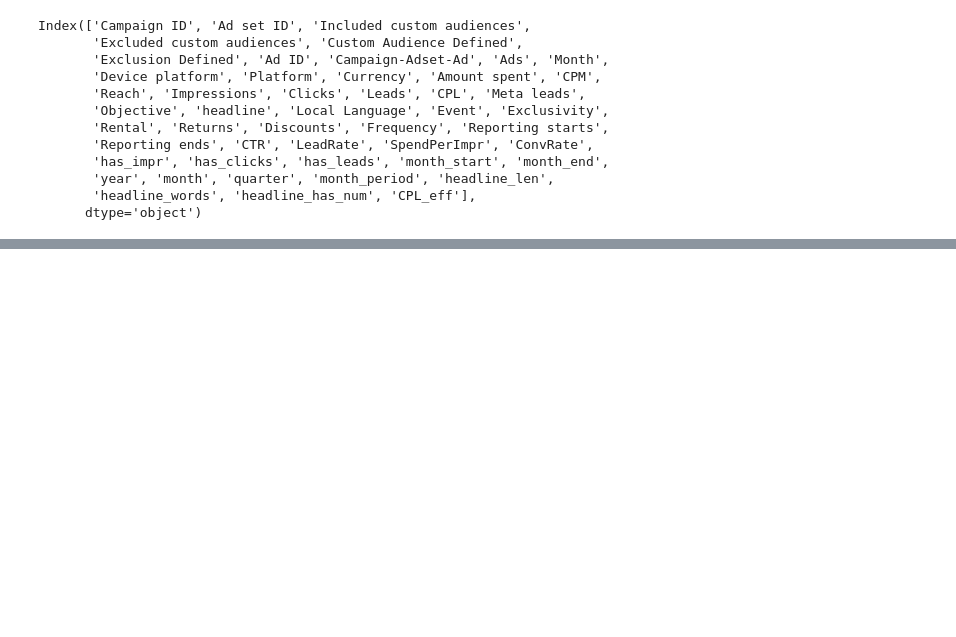
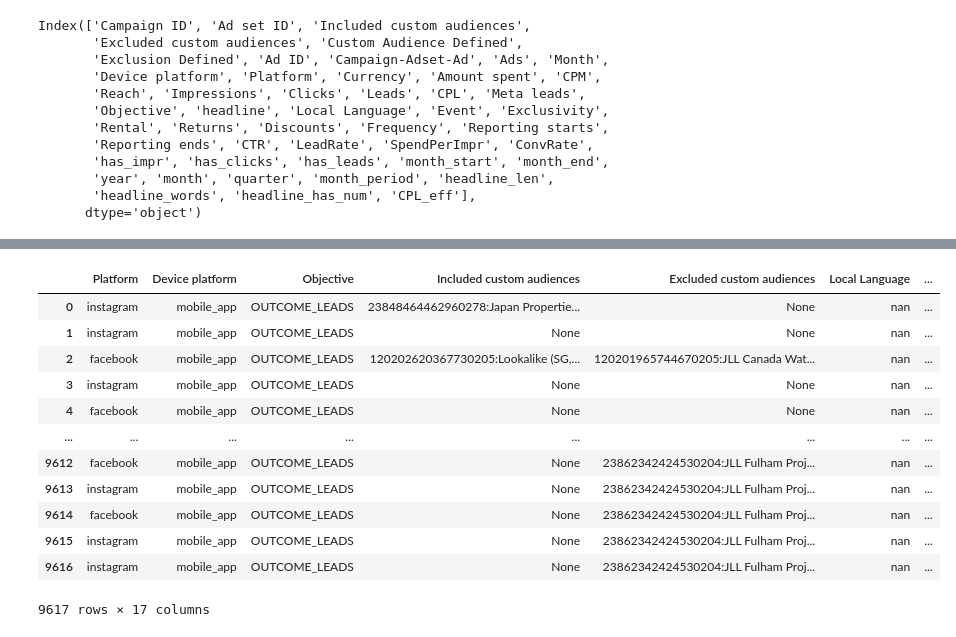
Before and after one commit to NicholasTYD/CS5284_Project, a Jupyter notebook: CS5284_Project.ipynb, the cells around one changed output, grey strips where cells are left out. Cells and saved outputs as stored; diff of their text form; code cells hidden in the pictures; blank space fills up the shorter version.

```diff
--- a/CS5284_Project.ipynb
+++ b/CS5284_Project.ipynb
@@ -242,6 +263,20 @@ fe_platform_df["headline_has_num"]  = s.str.contains(r"\d", regex=True).astype(i
 # for kw in promo_terms:
 #     colname = f"headline_kw_{re.sub('[^0-9a-zA-Z]+','_',kw)}"
 #     fe_platform_df[colname] = s.str.contains(kw, case=False, regex=True).astype(int)
+# %%
+from sentence_transformers import SentenceTransformer
+
+# Load the model
+sentence_tranformer_model = SentenceTransformer("Qwen/Qwen3-Embedding-0.6B")
+fe_platform_df[fe_platform_df['headline'] == 'nan'] = '' # Replace nan in headline with empty string
+
+query_embeddings = sentence_tranformer_model.encode(fe_platform_df['headline'], normalize_embeddings=True, truncate_dim=32, convert_to_numpy=True) # Make the dim much much smaller just in case training takes forever
+embed_cols = [f"embed_{i}" for i in range(query_embeddings.shape[1])]
+embed_df = pd.DataFrame(query_embeddings, columns=embed_cols)
+
+# Drop embed_cols if exist to prevent this cell from appending the embed multiple times even when the cell is ran multiple times
+fe_platform_df = fe_platform_df.drop(columns=[c for c in fe_platform_df if c.startswith("embed_")], errors="ignore")
+fe_platform_df = pd.concat([fe_platform_df, embed_df], axis=1)
 # %% [markdown]
 ## EDA: Summary stats
 # %%
@@ -408,9 +443,9 @@ Features_to_utilise = [
     "Platform","Device platform","Objective",
     "Included custom audiences","Excluded custom audiences",
     "Local Language","Event","Exclusivity","Rental","Returns","Discounts",
-    "Frequency","headline_len","headline_words","headline_has_num"
+    "Frequency","headline_len","headline_words","headline_has_num",
 ] + [c for c in ["month","year"] if c in fe_platform_df.columns]  # for seasonality
 
 # Can consider CTR, SpendPerImpr, CPM
-
+Features_to_utilise
 # Obj -> Minimize expected CPL
@@ -416,0 +470,16 @@ Features_to_utilise = [
+# %%
+df[Features_to_utilise]
+# %% [output]
+|  | Platform | Device platform | Objective | Included custom audiences | Excluded custom audiences | Local Language | ... |
+| 0 | instagram | mobile_app | OUTCOME_LEADS | 23848464462960278:Japan Propertie... | None | nan | ... |
+| 1 | instagram | mobile_app | OUTCOME_LEADS | None | None | nan | ... |
+| 2 | facebook | mobile_app | OUTCOME_LEADS | 120202620367730205:Lookalike (SG,... | 120201965744670205:JLL Canada Wat... | nan | ... |
+| 3 | instagram | mobile_app | OUTCOME_LEADS | None | None | nan | ... |
+| 4 | facebook | mobile_app | OUTCOME_LEADS | None | None | nan | ... |
+| ... | ... | ... | ... | ... | ... | ... | ... |
+| 9612 | facebook | mobile_app | OUTCOME_LEADS | None | 23862342424530204:JLL Fulham Proj... | nan | ... |
+| 9613 | instagram | mobile_app | OUTCOME_LEADS | None | 23862342424530204:JLL Fulham Proj... | nan | ... |
+| 9614 | facebook | mobile_app | OUTCOME_LEADS | None | 23862342424530204:JLL Fulham Proj... | nan | ... |
+| 9615 | instagram | mobile_app | OUTCOME_LEADS | None | 23862342424530204:JLL Fulham Proj... | nan | ... |
+| 9616 | instagram | mobile_app | OUTCOME_LEADS | None | 23862342424530204:JLL Fulham Proj... | nan | ... |
+9617 rows × 17 columns
```
Also changed, not shown: parts of 3 cells of this notebook.
